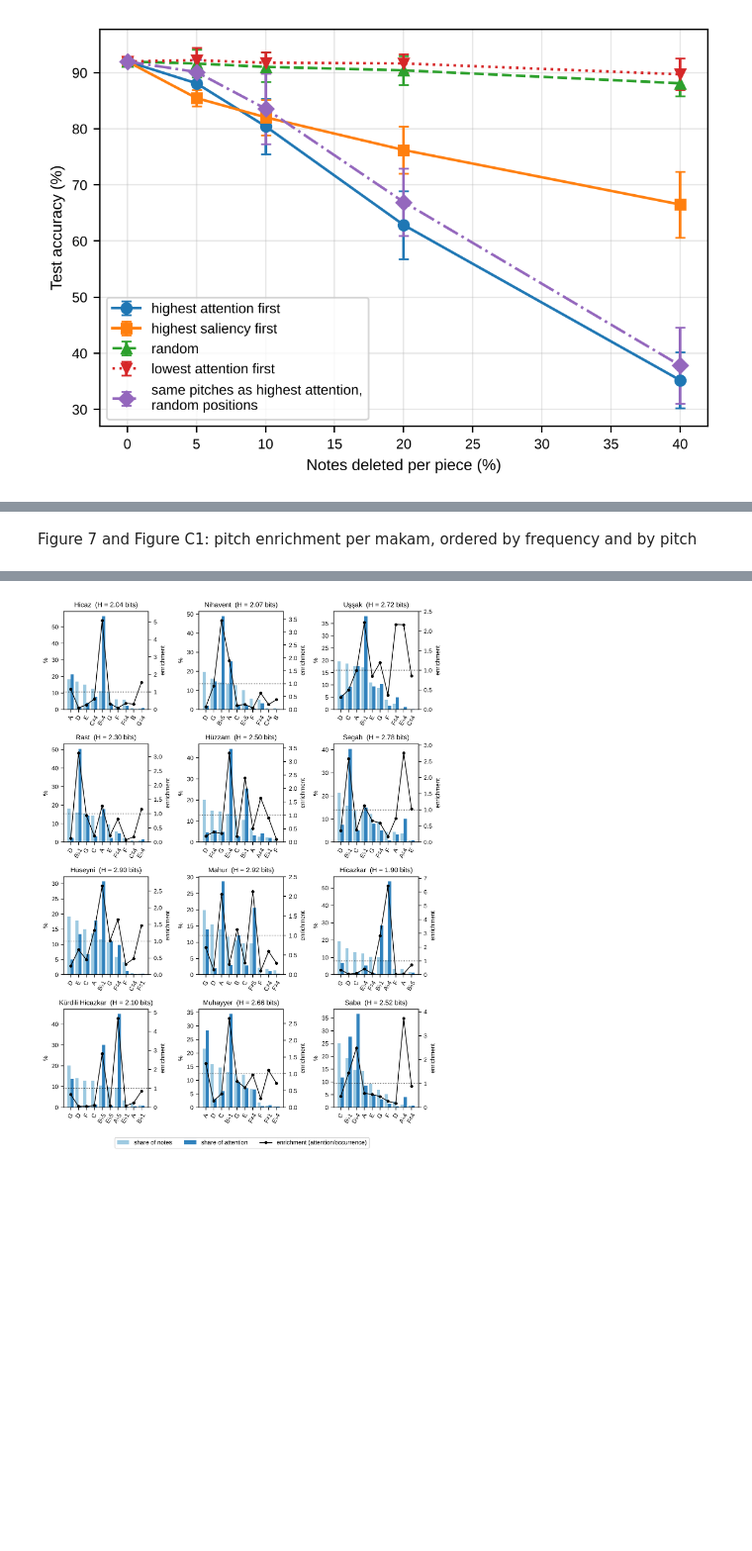
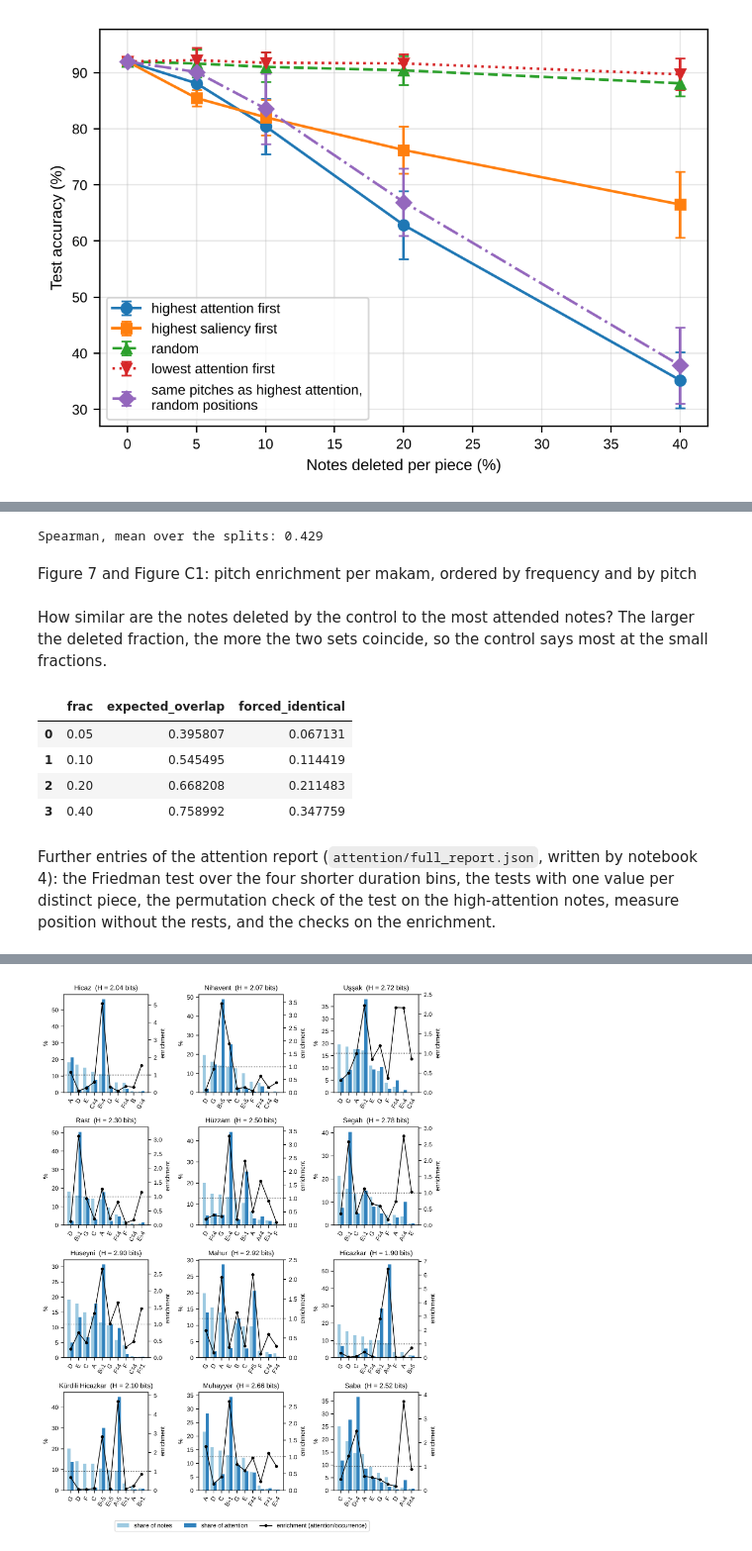
Before and after one commit to ihpar/tm_p, a Jupyter notebook: 5_tables_and_figures.ipynb, the cells around one changed output, grey strips where cells are left out. Shown at 99% size. Saved outputs shown, nothing was run; the diff lists cells and outputs as text; code cells hidden in the pictures; blank space fills up the shorter version.

```diff
--- a/5_tables_and_figures.ipynb
+++ b/5_tables_and_figures.ipynb
@@ -221,3 +313,12 @@ pm.plot_deletion_curves(
+# %%
+correlations = []
+for seed in SEEDS:
+    seed_result = load_json(f"{results_dir}faithfulness/full_seed{seed}.json")
+    correlations.append(seed_result["spearman_attn_saliency_mean"])
+
+print(f"Spearman, mean over the splits: {sum(correlations) / len(correlations):.3f}")
+# %% [output]
+Spearman, mean over the splits: 0.429
 # %% [markdown]
 Figure 7 and Figure C1: pitch enrichment per makam, ordered by frequency and by pitch
 # %%
@@ -225,3 +326,15 @@ ai = AttentionInspector(device, results_dir=results_dir)
 
 note_table = ai.load_note_table("full")
 enrichment = ai.pitch_enrichment(note_table)
+# %% [markdown]
+How similar are the notes deleted by the control to the most attended notes? The larger the deleted fraction, the more the two sets coincide, so the control says most at the small fractions.
+# %%
+pitch_matched_overlap(note_table)
+# %% [output]
+|  | frac | expected_overlap | forced_identical |
+| 0 | 0.05 | 0.395807 | 0.067131 |
+| 1 | 0.10 | 0.545495 | 0.114419 |
+| 2 | 0.20 | 0.668208 | 0.211483 |
+| 3 | 0.40 | 0.758992 | 0.347759 |
+# %% [markdown]
+Further entries of the attention report (`attention/full_report.json`, written by notebook 4): the Friedman test over the four shorter duration bins, the tests with one value per distinct piece, the permutation check of the test on the high-attention notes, measure position without the rests, and the checks on the enrichment.
```
Also changed, not shown: parts of 20 cells of this notebook, 25 other files.
